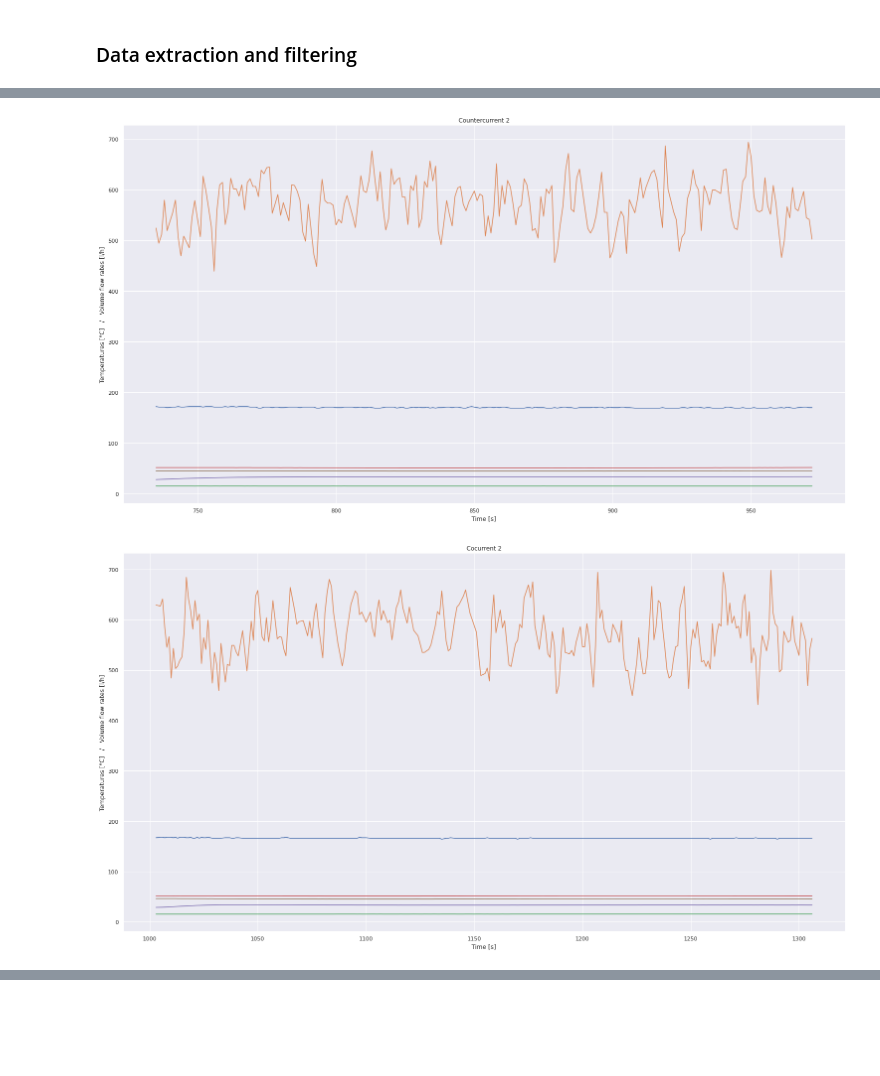
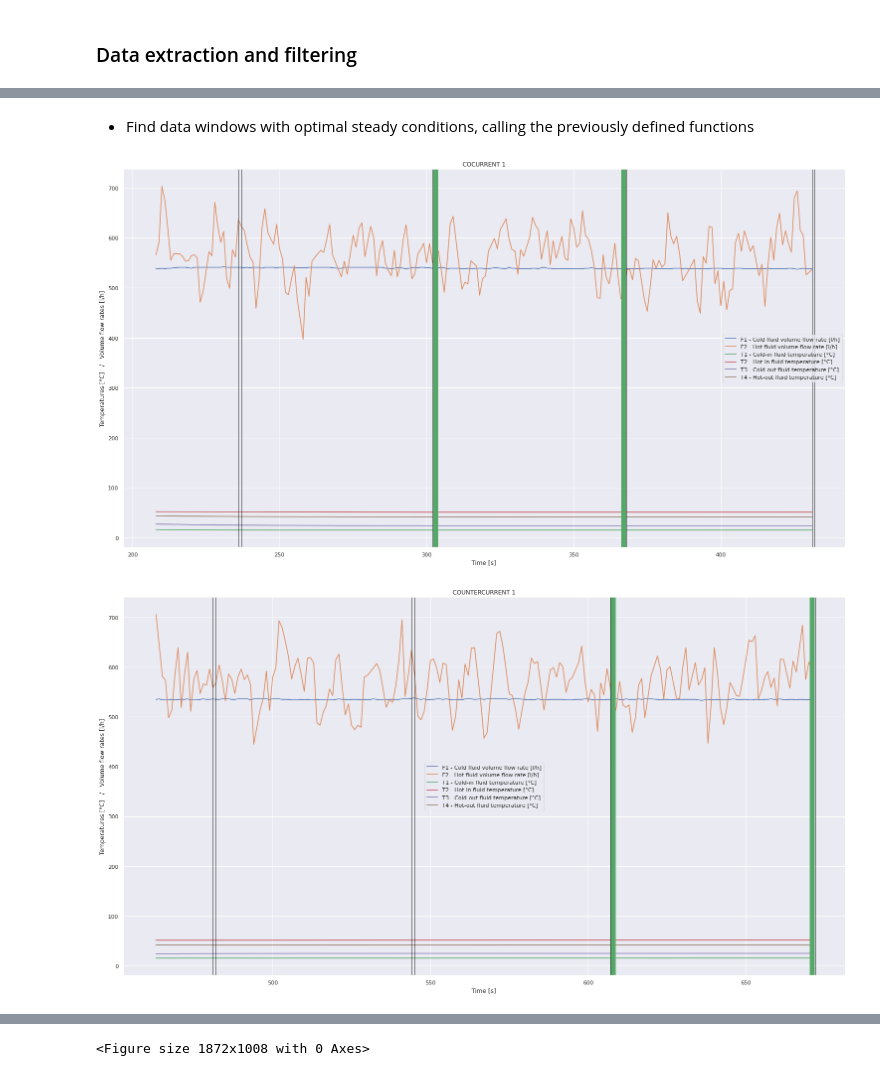
Before and after one commit to CristianMerli/DataAnalysis, a Jupyter notebook: data_analysis/python/dataset_management.ipynb, the cells around one changed output, grey strips where cells are left out. Cells and saved outputs as stored; diff of their text form; code cells hidden in the pictures; blank space fills up the shorter version.

Commit message:
Datablock filtering

```diff
--- a/data_analysis/python/dataset_management.ipynb
+++ b/data_analysis/python/dataset_management.ipynb
@@ -224,26 +190,49 @@ sns.lineplot(x=time_col, y=t4_col, data=he_data_countercurr1);
-# %%
-plt.title('Countercurrent 2')                                                                           # Plot title
-plt.xlabel("Time [s]")                                                                                  # X-axis lbl
-plt.ylabel("Temperatures [°C]   /   Volume flow rates [l/h]")                                           # Y-axis lbl
-sns.set(rc={'figure.figsize':(26,14)})                                                                  # Plottin' size
-sns.lineplot(x=time_col, y=f1_col, data=he_data_countercurr2)                                           # Cold fluid vol flow rate (F1)
-sns.lineplot(x=time_col, y=f2_col, data=he_data_countercurr2)                                           # Hot fluid vol flow rate (F2)
-sns.lineplot(x=time_col, y=t1_col, data=he_data_countercurr2)                                           # Cold-in fluid temp (T1)
-sns.lineplot(x=time_col, y=t2_col, data=he_data_countercurr2)                                           # Hot-in fluid temp (T2)
-sns.lineplot(x=time_col, y=t3_col, data=he_data_countercurr2)                                           # Cold-out fluid temp (T3)
-sns.lineplot(x=time_col, y=t4_col, data=he_data_countercurr2);                                          #  Hot-out fluid temp (T4)
-# %% [output]
-[figure, removed]
-# %%
-plt.title('Cocurrent 2')                                                                                # Plot title
-plt.xlabel("Time [s]")                                                                                  # X-axis lbl
-plt.ylabel("Temperatures [°C]   /   Volume flow rates [l/h]")                                           # Y-axis lbl
-sns.set(rc={'figure.figsize':(26,14)})                                                                  # Plottin' size
-sns.lineplot(x=time_col, y=f1_col, data=he_data_cocurr2)                                                # Cold fluid vol flow rate (F1)
-sns.lineplot(x=time_col, y=f2_col, data=he_data_cocurr2)                                                # Hot fluid vol flow rate (F2)
-sns.lineplot(x=time_col, y=t1_col, data=he_data_cocurr2)                                                # Cold-in fluid temp (T1)
-sns.lineplot(x=time_col, y=t2_col, data=he_data_cocurr2)                                                # Hot-in fluid temp (T2)
-sns.lineplot(x=time_col, y=t3_col, data=he_data_cocurr2)                                                # Cold-out fluid temp (T3)
-sns.lineplot(x=time_col, y=t4_col, data=he_data_cocurr2);                                               # Hot-out fluid temp (T4)
-# %% [output]
-[figure, removed]
+# %%
+def find_stdy_cond(db, dbs_span, dbg_flg, call_str):                                                    # find_stdy_cond(Datablock to split, Datablocks span [samples], Debug flag, Function call string)
+  if (dbg_flg):                                                                                         # If dbg flg is ena
+    print("\n-------------------------------------------------------------")                            # Print dbg fbk
+    print("--> NEW 'find_stdy_cond()' FUNCTION CALL FOR", call_str)                                     # Print dbg fbk
+    print("-------------------------------------------------------------\n")                            # Print dbg fbk
+  dbs = list()                                                                                          # Datablocks list
+  stddevs_dbs = list()                                                                                  # Datablocks mean standard deviations list to detect the smallest one
+  start_idxs_dbs = list()                                                                               # Datablocks starting-idxs (by datablocks span [samples])
+  end_idxs_dbs = list()                                                                                 # Datablocks ending-idxs (by datablocks span [samples])
+  num_datablocks = len(db) // dbs_span                                                                  # Datablocks list size (zero-idx)
+  max_idx = db.index[-1]-db.index[0]                                                                    # Max datablock dataframe idx
+  for i in range(num_datablocks, 0, -1):                                                                # Cycle to scroll datablocks backwards, excluding the first incomplete set (tail-transitory)
+    start_idxs_dbs.append(max_idx-((i-1)*dbs_span)-dbs_span+1)                                          # Datablocks starting-idx (by datablocks span [samples])
+    end_idxs_dbs.append(max_idx-((i-1)*dbs_span)+1)                                                     # Datablocks ending-idx (by datablocks span [samples])
+    dbs.append(db[start_idxs_dbs[-1]:end_idxs_dbs[-1]])                                                 # Populate datablocks list
+    f1_stddev = dbs[-1][f1_col].std()                                                                   # Calc f1 data standard-deviation
+    f2_stddev = dbs[-1][f2_col].std()                                                                   # Calc f2 data standard-deviation
+    t1_stddev = dbs[-1][t1_col].std()                                                                   # Calc t1 data standard-deviation
+    t2_stddev = dbs[-1][t2_col].std()                                                                   # Calc t2 data standard-deviation
+    t3_stddev = dbs[-1][t3_col].std()                                                                   # Calc t3 data standard-deviation
+    t4_stddev = dbs[-1][t4_col].std()                                                                   # Calc t4 data standard-deviation
+    stddevs_dbs.append((f1_stddev+f2_stddev+t1_stddev+t2_stddev+t3_stddev+t4_stddev) / 6)               # Calc the data mean standard deviations, to look for the best data window (steady cond)
+    if (dbg_flg):                                                                                       # If dbg flg is ena
+      print("f1_stddev: ", f1_stddev)                                                                   # Print dbg fbk
+      print("f2_stddev: ", f2_stddev)                                                                   # Print dbg fbk
+      print("t1_stddev: ", t1_stddev)                                                                   # Print dbg fbk
+      print("t2_stddev: ", t2_stddev)                                                                   # Print dbg fbk
+      print("t3_stddev: ", t3_stddev)                                                                   # Print dbg fbk
+      print("t4_stddev: ", t4_stddev)                                                                   # Print dbg fbk
+      print("mean_stddev: ", stddevs_dbs[-1], '\n')                                                     # Print dbg fbk
+  min_stddevs_dbs_idx = find_min_idx(stddevs_dbs)                                                       # Function call to find min mean standard deviations in datablocks (non-zero idx)
+  if (dbg_flg):                                                                                         # If dbg flg is ena
+    print("min_stddevs_datablocks_idx: ", min_stddevs_dbs_idx)                                          # Print dbg fbk
+  plot_data_flt(db, call_str, start_idxs_dbs, end_idxs_dbs, min_stddevs_dbs_idx)                        # Function call to graphically plot data filtering operations
+  return db[start_idxs_dbs[min_stddevs_dbs_idx]:end_idxs_dbs[min_stddevs_dbs_idx]]                      # Return datablock with best steady conditions
+# %% [markdown]
+* Find data windows with optimal steady conditions, calling the previously defined functions
+# %%
+sc_dbg_flg = False                                                                                      # Steady conditions debug flag (set to True in order to consult functions output)
+sc_db_span = 60                                                                                         # Steady conditions datablocks span (in samples)
+
+sc_win_cocurr1 = find_stdy_cond(he_data_cocurr1, sc_db_span, sc_dbg_flg, "COCURRENT 1")                 # Function call to find optimal steady conditions data window for cocurrent measure 1
+sc_win_countercurr1 = find_stdy_cond(he_data_countercurr1, sc_db_span, sc_dbg_flg, "COUNTERCURRENT 1")  # Function call to find optimal steady conditions data window for countercurrent measure 1
+sc_win_countercurr2 = find_stdy_cond(he_data_countercurr2, sc_db_span, sc_dbg_flg, "COUNTERCURRENT 2")  # Function call to find optimal steady conditions data window for countercurrent measure 2
+sc_win_cocurr2 = find_stdy_cond(he_data_cocurr2, sc_db_span, sc_dbg_flg, "COCURRENT 2")                 # Function call to find optimal steady conditions data window for cocurrent measure 2
+# %% [output]
+[figure, added]
+[figure, added]
@@ -249,0 +241 @@ sns.lineplot(x=time_col, y=t4_col, data=he_data_cocurr2);
+<Figure size 1872x1008 with 0 Axes>
```
Also changed, not shown: parts of 18 cells of this notebook.
